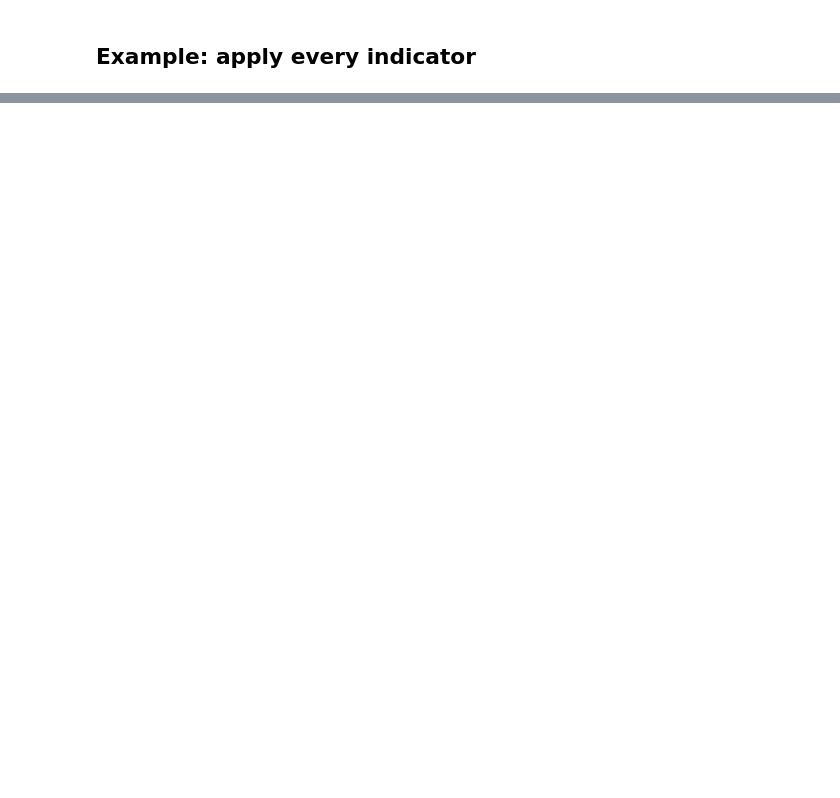
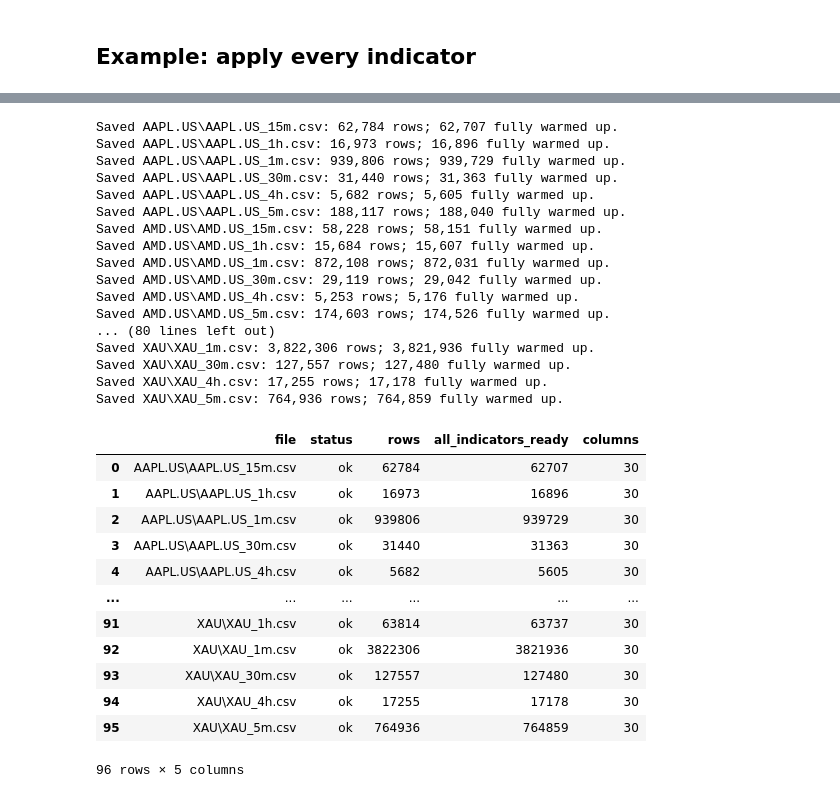
Before and after one commit to beneslami/CPT_S-570-Fall-2026-ML_Final_project, a Jupyter notebook: indicators.ipynb, the cells around one changed output, grey strips where cells are left out. Cells and saved outputs as stored; diff of their text form; code cells hidden in the pictures; blank space fills up the shorter version.

```diff
--- a/indicators.ipynb
+++ b/indicators.ipynb
@@ -328,0 +241,73 @@ plt.show()
+# %%
+def process_folder(input_dir, output_dir):  # Export all nested asset folders in a single run.
+    input_dir, output_dir = Path(input_dir).resolve(), Path(output_dir).resolve()  # Normalize both folder paths.
+    if input_dir == output_dir or input_dir in output_dir.parents or output_dir in input_dir.parents:  # Keep the input and output trees separate.
+        raise ValueError("Choose separate, non-nested input and output folders.")  # Prevent reading generated CSVs or replacing source files.
+    files = sorted(input_dir.rglob("*.csv"))  # Snapshot all source CSV paths before writing anything.
+    if not files:  # A wrong input path should not look like a successful export.
+        raise FileNotFoundError(f"No CSV files found under {input_dir}")  # Ask for the folder containing the downloaded data.
+    report = []  # Collect one success or failure record per file.
+    for source in files:  # Process each asset/timeframe independently.
+        relative = source.relative_to(input_dir)  # Preserve the asset subfolder and filename.
+        try:  # Record a bad file without preventing valid files from exporting.
+            interval = candle_interval(source)  # Determine this file's nominal bar length.
+            df = load_candles(source)  # Read, sort, and validate its own candles.
+            df = add_all_indicators(df)  # Calculate the ten indicator families on the full chronological history.
+            df["available_at"] = df.index + interval  # The source time is the bar start; inputs become known at its nominal end.
+            if (df["available_at"] > pd.Timestamp.now(tz="UTC")).any():  # Reject bars whose nominal close is still in the future.
+                raise ValueError("Contains a not-yet-closed candle; supply completed historical bars.")  # Do not export an unstable live candle.
+            if np.isinf(df[FEATURE_COLUMNS].to_numpy(dtype=float)).any():  # Allow expected warm-up NaNs, but not infinity.
+                raise ValueError("An indicator produced infinity.")  # Stop this file rather than hide a calculation problem.
+            destination = output_dir / relative  # Recreate the same relative location in the output tree.
+            destination.parent.mkdir(parents=True, exist_ok=True)  # Create the output asset folder when needed.
+            temporary = destination.with_suffix(".csv.tmp")  # Write a complete new file before replacing an older output.
+            df.to_csv(temporary, index=True, index_label="time")  # Save original values and all added columns; NaNs become blank fields.
+            temporary.replace(destination)  # Publish the completed output file atomically.
+            ready = int(df[FEATURE_COLUMNS].notna().all(axis=1).sum())  # Count rows with every indicator available.
+            report.append({"file": str(relative), "status": "ok", "rows": len(df), "all_indicators_ready": ready, "columns": len(df.columns) + 1})  # Record an auditable summary.
+            print(f"Saved {relative}: {len(df):,} rows; {ready:,} fully warmed up.", flush=True)  # Show progress during larger exports.
+        except Exception as exc:  # Keep both input problems and export failures visible.
+            report.append({"file": str(relative), "status": "error", "error": str(exc)})  # Record the exact failed file and reason.
+            print(f"FAILED {relative}: {exc}", flush=True)  # Clearly distinguish failures from successful files.
+    output_dir.mkdir(parents=True, exist_ok=True)  # Ensure the report can be saved even if every input failed.
+    manifest = {"feature_columns": FEATURE_COLUMNS, "time_convention": "time=candle_start_UTC; available_at=nominal_candle_end_UTC", "files": report}  # Document the model-input whitelist and timing convention.
+    (output_dir / "_indicator_manifest.json").write_text(json.dumps(manifest, indent=2), encoding="utf-8")  # Save a JSON report without creating another input-like CSV.
+    if any(row["status"] == "error" for row in report):  # Do not describe a partial batch as a complete success.
+        raise RuntimeError("Some files failed; inspect _indicator_manifest.json. Successful exports remain available.")  # Make unresolved files explicit.
+    return pd.DataFrame(report)  # Display a compact per-file table in the notebook.
+# %%
+INPUT_DIR = Path("datapoints")  # Set this to your existing folder of downloaded asset folders.
+OUTPUT_DIR = Path("datapoints_indicators")  # Choose a separate output folder for enriched copies.
+summary = process_folder(INPUT_DIR, OUTPUT_DIR)  # Calculate and save every CSV, one file at a time.
+summary  # Display row counts, success status, and fully warmed-up rows for each file.
+# %% [output]
+Saved AAPL.US\AAPL.US_15m.csv: 62,784 rows; 62,707 fully warmed up.
+Saved AAPL.US\AAPL.US_1h.csv: 16,973 rows; 16,896 fully warmed up.
+Saved AAPL.US\AAPL.US_1m.csv: 939,806 rows; 939,729 fully warmed up.
+Saved AAPL.US\AAPL.US_30m.csv: 31,440 rows; 31,363 fully warmed up.
+Saved AAPL.US\AAPL.US_4h.csv: 5,682 rows; 5,605 fully warmed up.
+Saved AAPL.US\AAPL.US_5m.csv: 188,117 rows; 188,040 fully warmed up.
+Saved AMD.US\AMD.US_15m.csv: 58,228 rows; 58,151 fully warmed up.
+Saved AMD.US\AMD.US_1h.csv: 15,684 rows; 15,607 fully warmed up.
+Saved AMD.US\AMD.US_1m.csv: 872,108 rows; 872,031 fully warmed up.
+Saved AMD.US\AMD.US_30m.csv: 29,119 rows; 29,042 fully warmed up.
+Saved AMD.US\AMD.US_4h.csv: 5,253 rows; 5,176 fully warmed up.
+Saved AMD.US\AMD.US_5m.csv: 174,603 rows; 174,526 fully warmed up.
+... (80 lines left out)
+Saved XAU\XAU_1m.csv: 3,822,306 rows; 3,821,936 fully warmed up.
+Saved XAU\XAU_30m.csv: 127,557 rows; 127,480 fully warmed up.
+Saved XAU\XAU_4h.csv: 17,255 rows; 17,178 fully warmed up.
+Saved XAU\XAU_5m.csv: 764,936 rows; 764,859 fully warmed up.
+|  | file | status | rows | all_indicators_ready | columns |
+| 0 | AAPL.US\AAPL.US_15m.csv | ok | 62784 | 62707 | 30 |
+| 1 | AAPL.US\AAPL.US_1h.csv | ok | 16973 | 16896 | 30 |
+| 2 | AAPL.US\AAPL.US_1m.csv | ok | 939806 | 939729 | 30 |
+| 3 | AAPL.US\AAPL.US_30m.csv | ok | 31440 | 31363 | 30 |
+| 4 | AAPL.US\AAPL.US_4h.csv | ok | 5682 | 5605 | 30 |
+| ... | ... | ... | ... | ... | ... |
+| 91 | XAU\XAU_1h.csv | ok | 63814 | 63737 | 30 |
+| 92 | XAU\XAU_1m.csv | ok | 3822306 | 3821936 | 30 |
+| 93 | XAU\XAU_30m.csv | ok | 127557 | 127480 | 30 |
+| 94 | XAU\XAU_4h.csv | ok | 17255 | 17178 | 30 |
+| 95 | XAU\XAU_5m.csv | ok | 764936 | 764859 | 30 |
+96 rows × 5 columns
```
Also changed, not shown: parts of 12 cells of this notebook, 2 other files.
